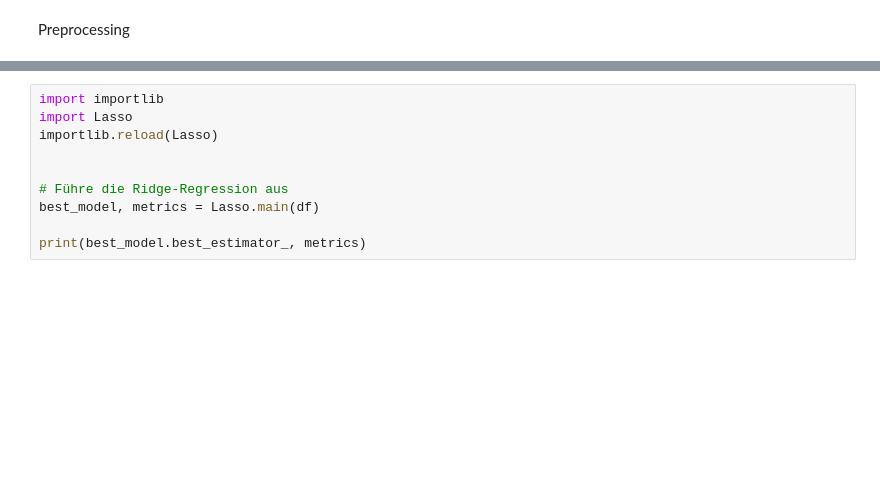
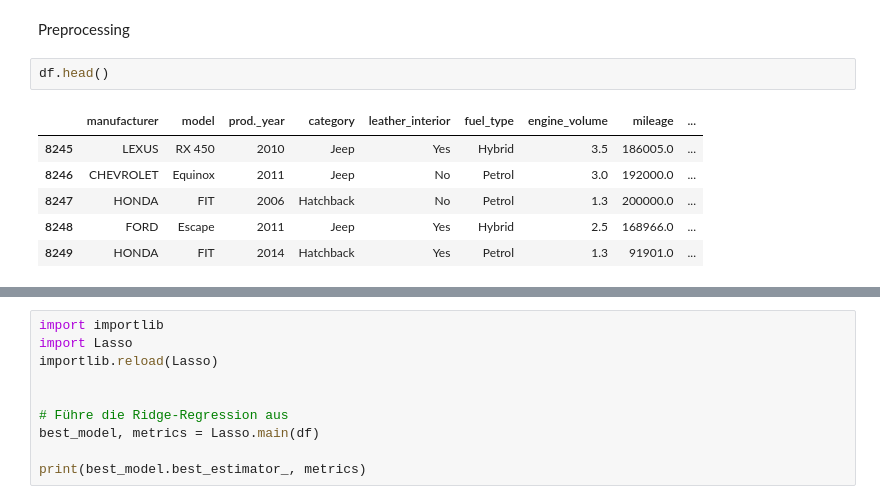
Before and after one commit to julianbeese/nova_machine_learning, a Jupyter notebook: ml_modelle.ipynb, the cells around one changed output, grey strips where cells are left out. Cells and saved outputs as stored; diff of their text form; blank space fills up the shorter version.

```diff
--- a/ml_modelle.ipynb
+++ b/ml_modelle.ipynb
@@ -31,3 +31,12 @@ df = pd.concat([df_test,df_train], ignore_index=True)
 df.columns = df.columns.str.strip().str.lower().str.replace(' ', '_')
 # %% [markdown]
 Preprocessing
+# %%
+df.head()
+# %% [output]
+|  | manufacturer | model | prod._year | category | leather_interior | fuel_type | engine_volume | mileage | ... |
+| 8245 | LEXUS | RX 450 | 2010 | Jeep | Yes | Hybrid | 3.5 | 186005.0 | ... |
+| 8246 | CHEVROLET | Equinox | 2011 | Jeep | No | Petrol | 3.0 | 192000.0 | ... |
+| 8247 | HONDA | FIT | 2006 | Hatchback | No | Petrol | 1.3 | 200000.0 | ... |
+| 8248 | FORD | Escape | 2011 | Jeep | Yes | Hybrid | 2.5 | 168966.0 | ... |
+| 8249 | HONDA | FIT | 2014 | Hatchback | Yes | Petrol | 1.3 | 91901.0 | ... |
```
Also changed, not shown: parts of 12 cells of this notebook, 2 other files.
